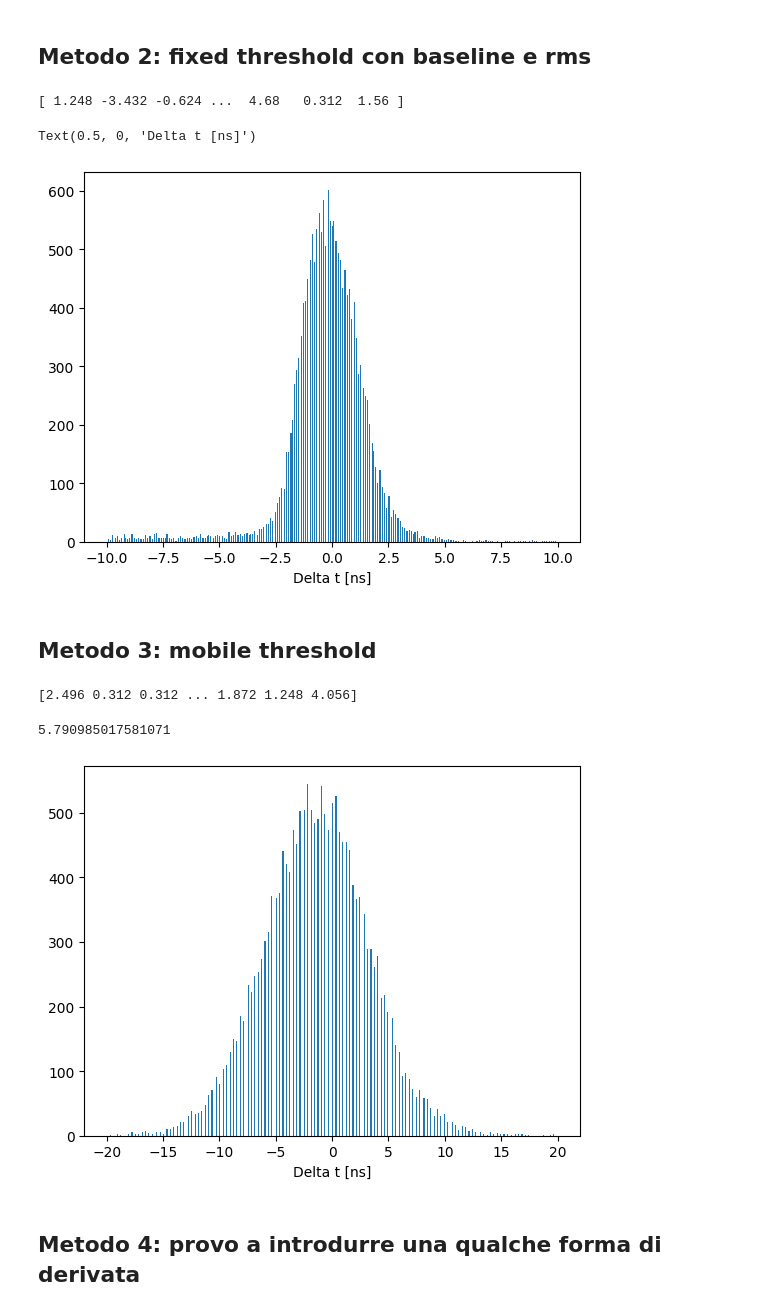
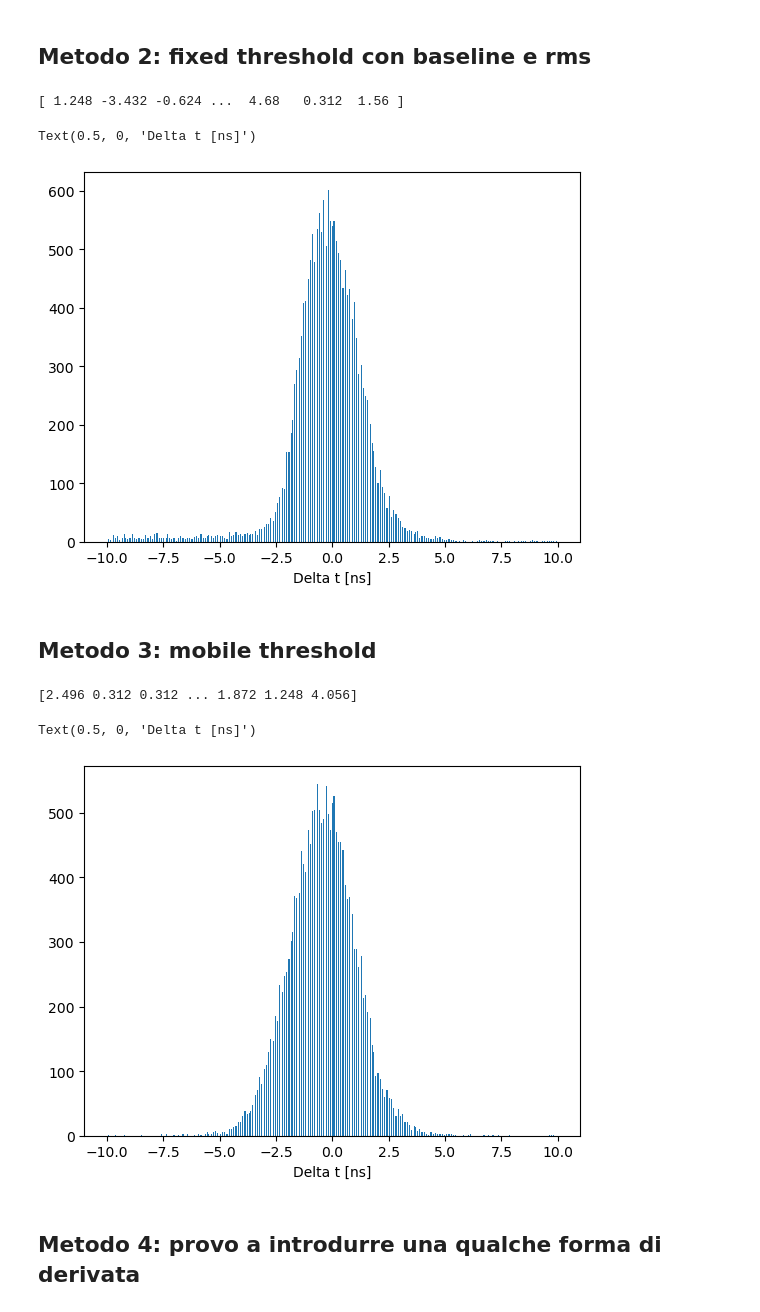
Before and after one commit to 0-DvD-0/Sfera, a Jupyter notebook: Jupyter/timing_waveforms_v2.ipynb, the cells around one changed output. Saved outputs shown, nothing was run; the diff lists cells and outputs as text; code cells hidden in the pictures.

```diff
--- a/Jupyter/timing_waveforms_v2.ipynb
+++ b/Jupyter/timing_waveforms_v2.ipynb
@@ -9,5 +10,5 @@ from sklearn.preprocessing import normalize as norm
 # %%
-FILE_PATH = "../Dati/Run_Na_Couples_CDF20_Data_5_9_2024_Ascii.root" #Relative file path
+FILE_PATH = "../ToConvertRootFile/Run_Na_Couples_CDF20_Data_5_9_2024_Ascii.root" #Relative file path
 file = uproot.open(FILE_PATH)
 file["tree"].show() #Display contents
 # %% [output]
@@ -79,6 +80,6 @@ print(np.mean(amp[centers, channel-4]))
 # %%
 print(waveform.shape)
-event= 70
+event= 689
 #tra 5 e 13
 list = [4,5,6,7,8,9,10,11,12,13,14,15]
 list=[0,1,2,3,4,5,6, 7,8,9,10,11]
@@ -122,7 +127,7 @@ for i in range(16):
         map[i]=np.where(coppia.flatten()==i)[0]
 print(map)
 
-n=5
+n=3
 firstch_limits=    [  [carica_gamma[coppia[i][0]]+n*0.07*carica_gamma[coppia[i][0]], carica_gamma[coppia[i][0]]-n*n*0.07*carica_gamma[coppia[i][0]] ] for i in range(len(coppia))]
 secondch_limits= [  [carica_gamma[coppia[i][1]]+n*0.07*carica_gamma[coppia[i][1]], carica_gamma[coppia[i][1]]-n*0.07*carica_gamma[coppia[i][1]] ] for i in range(len(coppia))   ]
 
@@ -308,7 +307,7 @@ plt.xlabel('Delta t [ns]')
 # %% [output]
 [ 1.248 -3.432 -0.624 ...  4.68   0.312  1.56 ]
 Text(0.5, 0, 'Delta t [ns]')
-[figure, old version]
+[figure, new version]
 # %% [markdown]
 ## Metodo 3: mobile threshold
 # %%
@@ -320,39 +319,37 @@ badres = []
 frac=0.25
 n_sigma=7
 
 
 for event in range(len(paired_wf_1)):
     try:
         bl1 = np.mean(paired_wf_1[event][:32])
         bl2 = np.mean(paired_wf_2[event][:32])
         sigma_bl_1 = np.std(paired_wf_1[event][:32])
         sigma_bl_2 = np.std(paired_wf_2[event][:32])
 
         # Find the index where the waveform crosses the threshold
         t1 = np.where(paired_wf_1[event] < frac*np.min(paired_wf_1[event]))[0][0]
         t2 = np.where(paired_wf_2[event] < frac*np.min(paired_wf_2[event]))[0][0]
 
         # Calculate the time resolution
         time_diff = t1 - t2
         timeresol.append(time_diff)
         if(abs(time_diff) > 20): badres.append(event) #
 
     except IndexError:
         # Skip events where the condition is not met
         continue
 
 timeresol = np.array(timeresol) * 0.312  # Assuming the time resolution is in nanoseconds
 print(timeresol)
-timeresol=np.array(timeresol)
-_= plt.hist(timeresol, bins=400, range = (-20, 20))
+timeresol=np.array(timeresol)*0.312
+_= plt.hist(timeresol, bins=400, range=(-10,10))
 plt.xlabel('Delta t [ns]')
 #plt.yscale("log")
-
-np.std(timeresol)
 # %% [output]
 [2.496 0.312 0.312 ... 1.872 1.248 4.056]
-5.790985017581071
+Text(0.5, 0, 'Delta t [ns]')
-[figure, old version]
+[figure, new version]
 # %% [markdown]
 ## Metodo 4: provo a introdurre una qualche forma di derivata
 # %%
```
Also changed, not shown: parts of 31 cells of this notebook.
